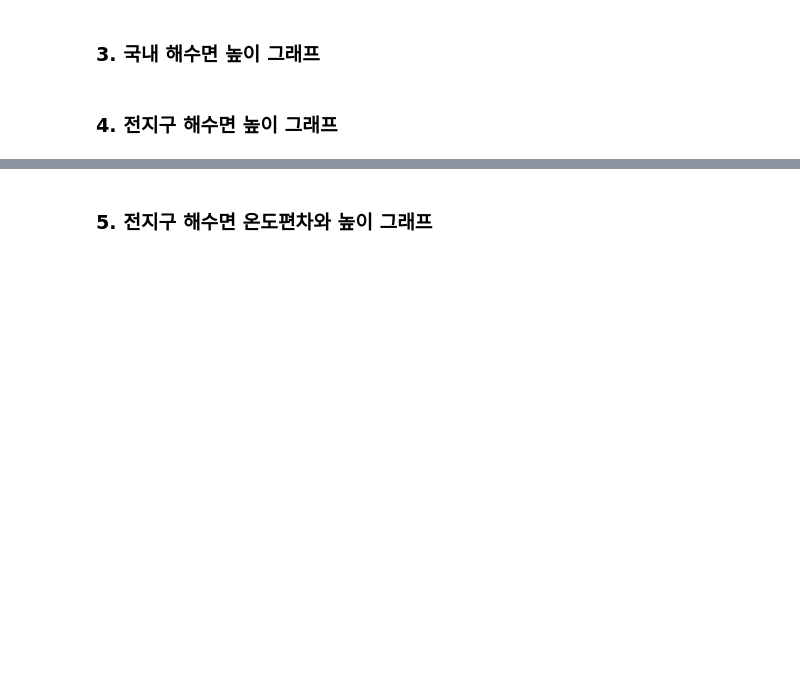
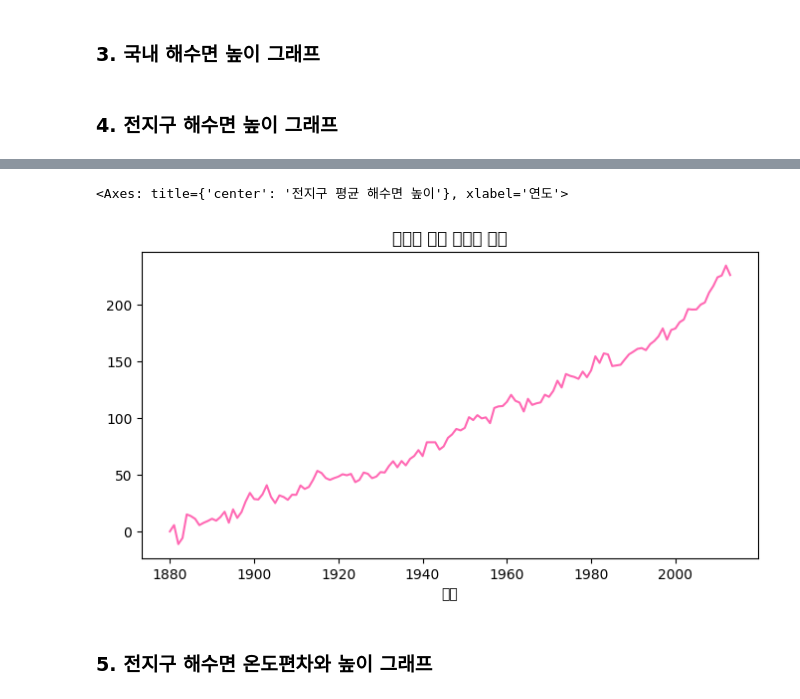
Before and after one commit to carvestar/Data-analysis-ping, a Jupyter notebook: 3조_데분핑.ipynb, the cells around one changed output, grey strips where cells are left out. Drawn from its saved outputs; the diff is of its cells as text; code cells hidden in the pictures; blank space fills up the shorter version.

```diff
--- a/3조_데분핑.ipynb
+++ b/3조_데분핑.ipynb
@@ -97,0 +66,4 @@ WARNING:matplotlib.font_manager:findfont: Font family 'NanumGothic' not found.
+# %%
+import pandas as pd
+pop = pd.read_csv("전지구 해수면높이.csv", encoding = 'utf-8', index_col = 0, thousands = ',')
+pop
@@ -98,2 +85,8 @@ WARNING:matplotlib.font_manager:findfont: Font family 'NanumGothic' not found.
+# %%
+from matplotlib import pyplot as plt
+pop['전지구 평균 해수면 높이'].plot(kind='line', figsize=(8, 4), color='HotPink', title='전지구 평균 해수면 높이')
+# %% [output]
+<Axes: title={'center': '전지구 평균 해수면 높이'}, xlabel='연도'>
+[figure, added]
 # %% [markdown]
 ### 5. 전지구 해수면 온도편차와 높이 그래프
```
Also changed, not shown: parts of 2 cells of this notebook.
